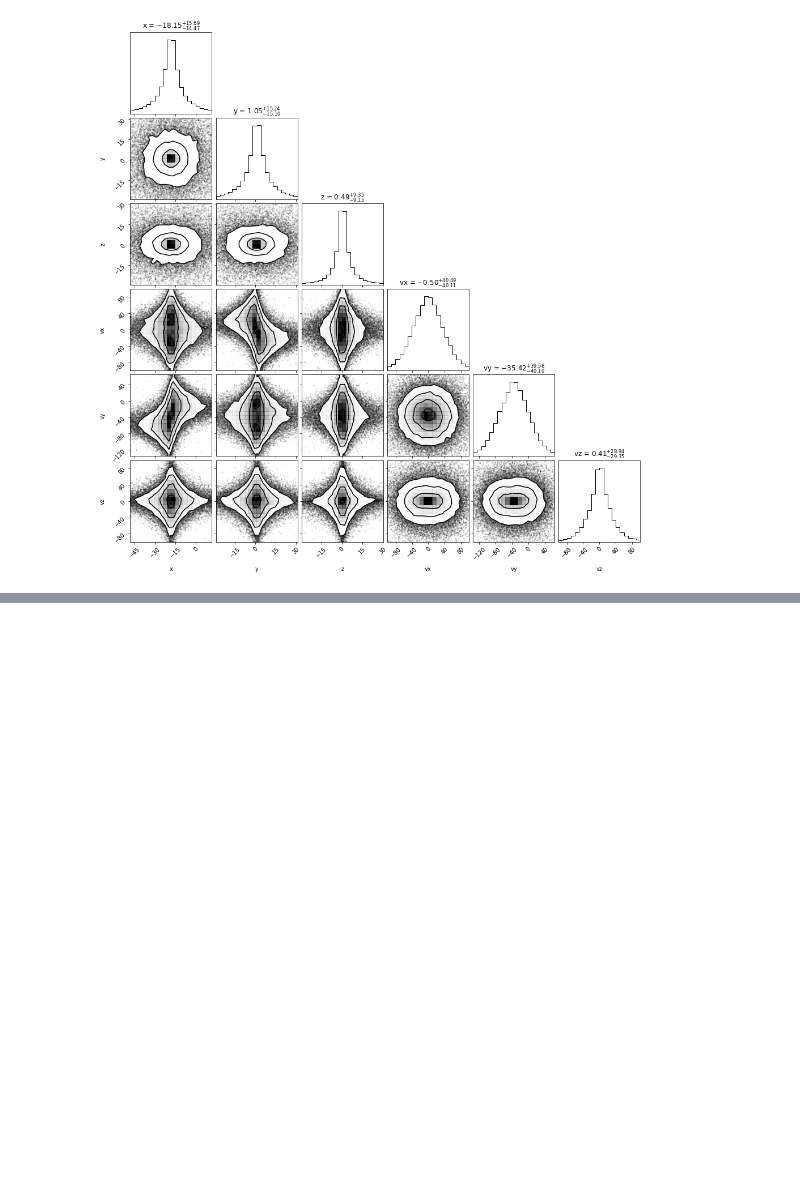
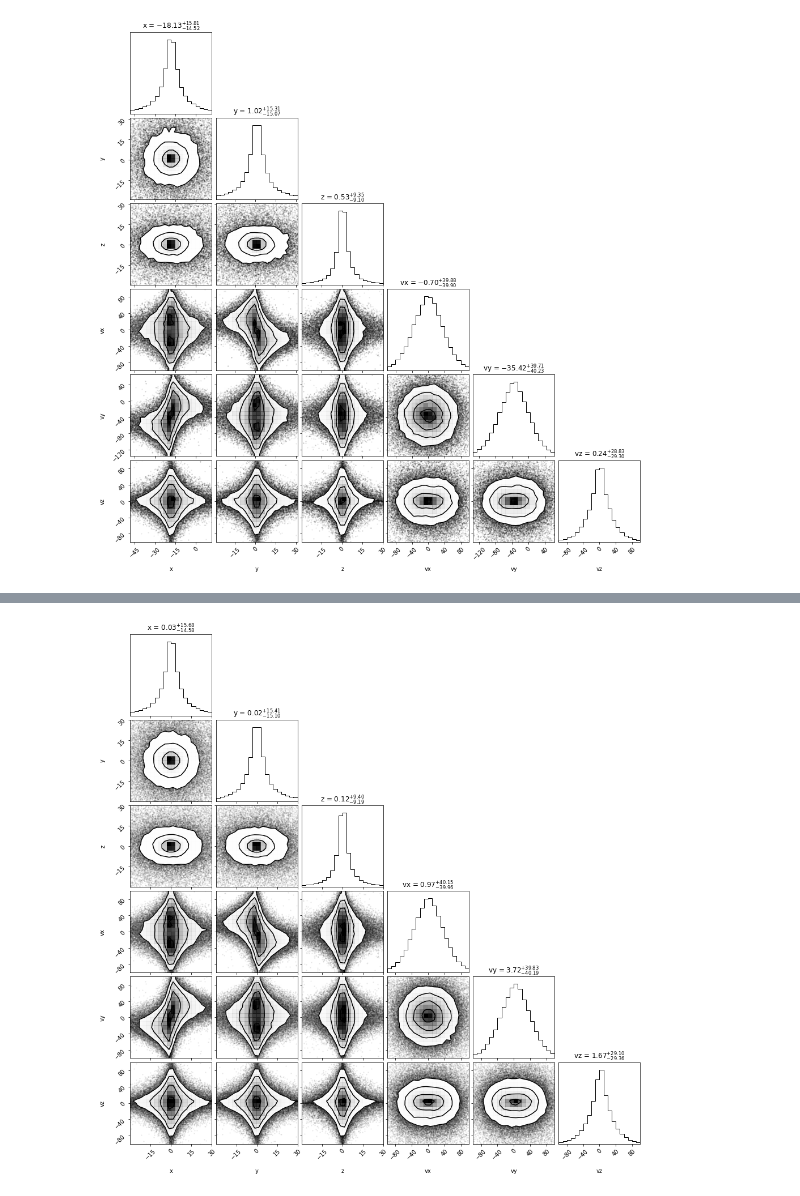
Before and after one commit to janeisbright/Research_Data_Foundations_Final_Project, a Jupyter notebook: NSC_statistical_analysis.ipynb, the cells around one changed output, grey strips where cells are left out. Cells and saved outputs as stored; diff of their text form; code cells hidden in the pictures; blank space fills up the shorter version.

Commit message:
new center of mass data frame

```diff
--- a/NSC_statistical_analysis.ipynb
+++ b/NSC_statistical_analysis.ipynb
@@ -95,0 +106,4 @@ fig = corner.corner(new_data.T, range = [(df.x.median()-30,df.x.median()+30), (d
+# %%
+#data for the two black holes:
+df_bh = df.loc[df["star"]==False].copy()
+df_bh
@@ -95,0 +114,14 @@ fig = corner.corner(new_data.T, range = [(df.x.median()-30,df.x.median()+30), (d
+# %%
+#black holes masses are the same in this dataset, so could just take the average
+#but coding the full com caclculation for using this code on a non-equal mass dataset
+
+#also note that this is not the center of mass of the cluster, it is the center of mass of the two black holes
+#see commmented code block below for center of mass of entire cluster
+
+x_bh_com = (df_bh.x*df_bh.m).sum() / df_bh.m.sum()
+y_bh_com = (df_bh.y*df_bh.m).sum() / df_bh.m.sum()
+z_bh_com = (df_bh.z*df_bh.m).sum() / df_bh.m.sum()
+
+vx_bh_com = (df_bh.vx*df_bh.m).sum() / df_bh.m.sum()
+vy_bh_com = (df_bh.vy*df_bh.m).sum() / df_bh.m.sum()
+vz_bh_com = (df_bh.vz*df_bh.m).sum() / df_bh.m.sum()
@@ -95,0 +137,17 @@ fig = corner.corner(new_data.T, range = [(df.x.median()-30,df.x.median()+30), (d
+# %%
+#create a data frame moved the the black hole's center of mass frame
+
+df_com = df.copy()
+df_com['x'] = df_com['x'] - x_bh_com
+df_com['y'] = df_com['y'] - y_bh_com
+df_com['z'] = df_com['z'] - z_bh_com
+df_com['vx'] = df_com['vx'] - vx_bh_com
+df_com['vy'] = df_com['vy'] - vy_bh_com
+df_com['vz'] = df_com['vz'] - vz_bh_com
+# %%
+#new corner plot with com data
+#note that median has been removed in range definition
+
+fig = corner.corner(df_com.loc[df_com.star==True][['x','y','z','vx','vy','vz']], range = [(-30,30),(-30,30), (-30,30), (-100,100), (-100,100), (-100,100)], labels=df_com.columns.tolist(), show_titles=True, title_fmt=".2f")
+# %% [output]
+[figure, added]
```
Also changed, not shown: parts of 8 cells of this notebook.
